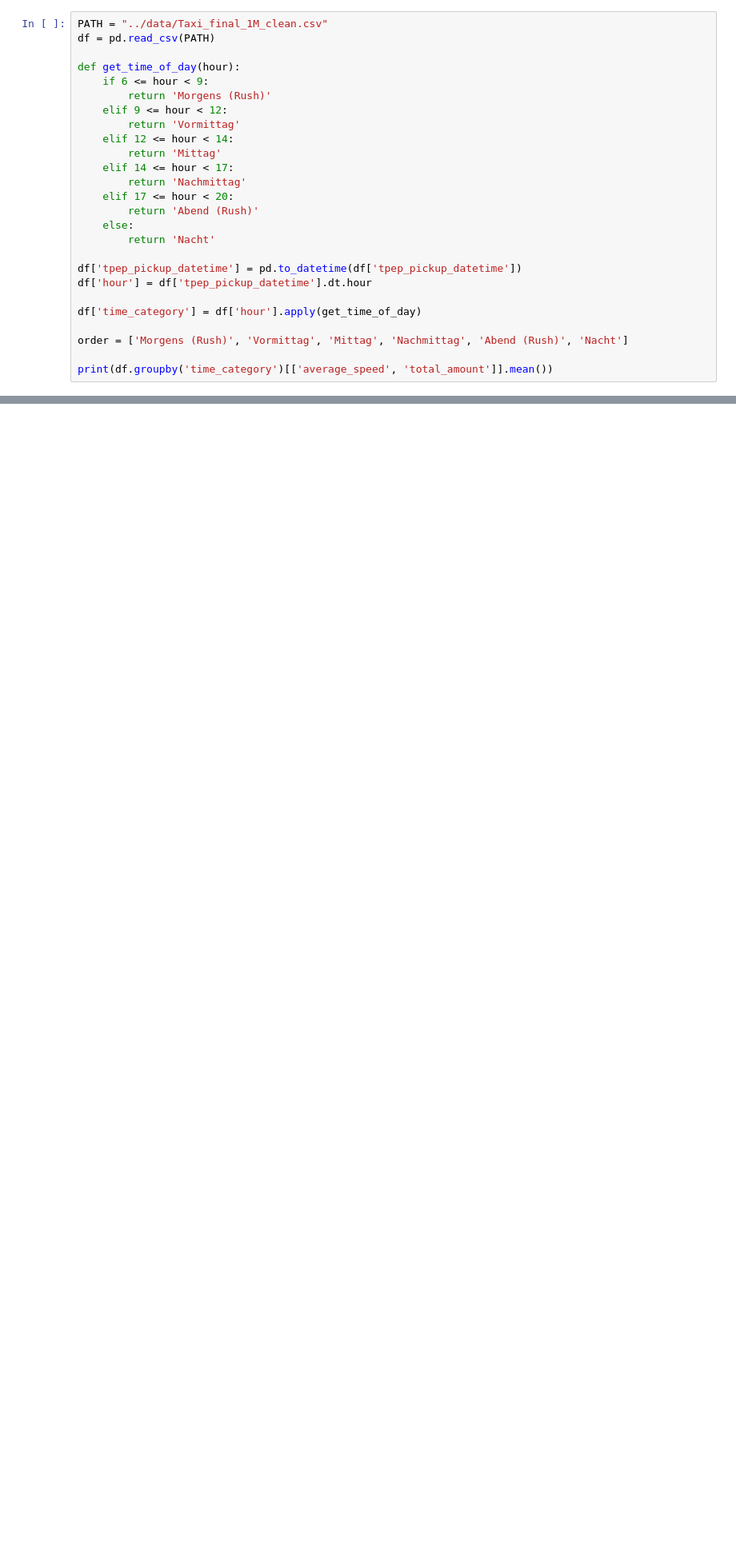
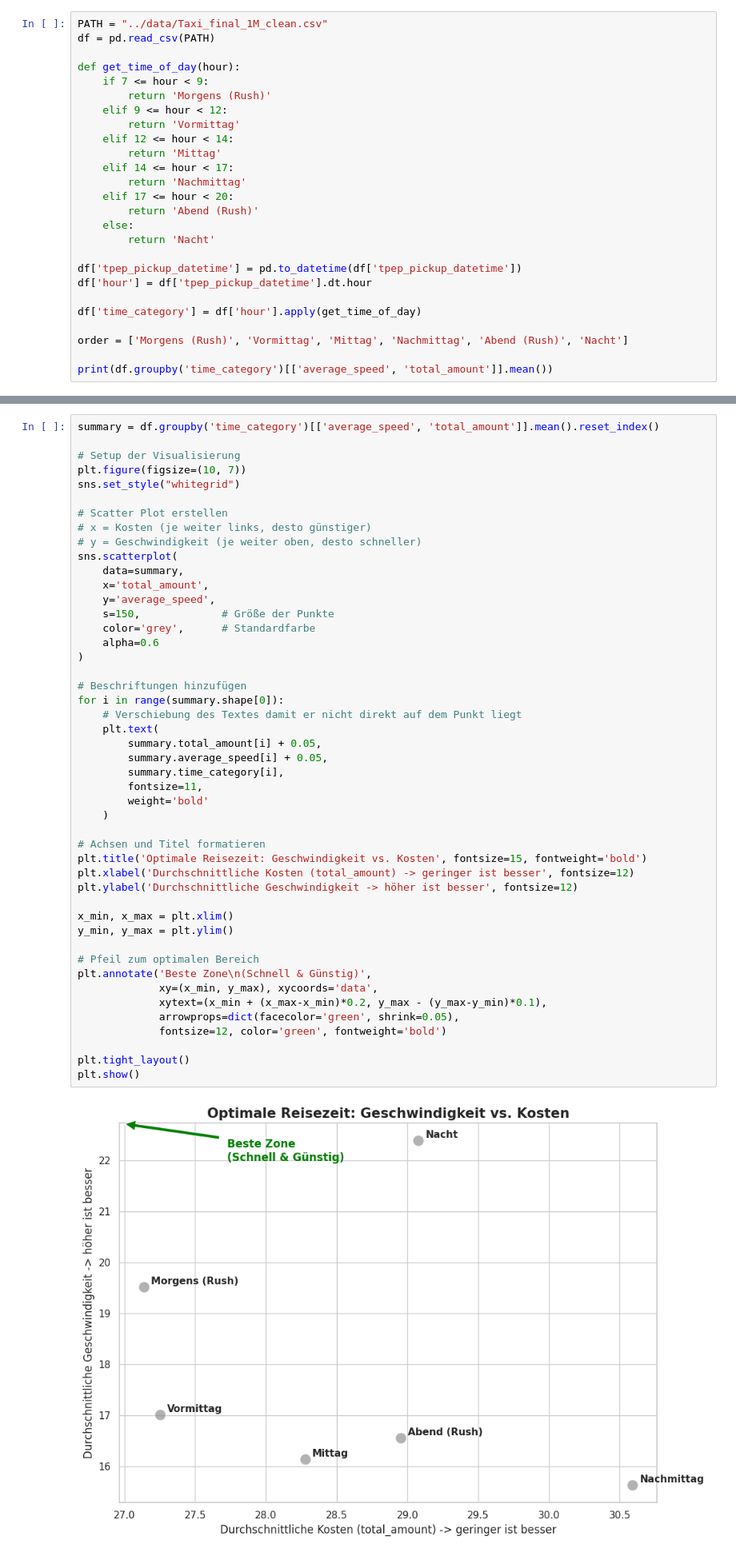
Before and after one commit to Benjam1nP/Statistic-Data-Sience-Project, a Jupyter notebook: notebooks/07.4_H4.ipynb, the cells around one changed output, grey strips where cells are left out. Shown at 80% size. Drawn from its saved outputs; the diff is of its cells as text; blank space fills up the shorter version.

```diff
--- a/notebooks/07.4_H4.ipynb
+++ b/notebooks/07.4_H4.ipynb
@@ -52,7 +52,7 @@ PATH = "../data/Taxi_final_1M_clean.csv"
 df = pd.read_csv(PATH)
 
 def get_time_of_day(hour):
-    if 6 <= hour < 9:
+    if 7 <= hour < 9:
         return 'Morgens (Rush)'
     elif 9 <= hour < 12:
         return 'Vormittag'
@@ -158 +158,50 @@ Wir führen nun einen Post-hoc Test (Tukey) durch, um zu sehen, WO die Unterschi
 --------------------------------------------------------------------
+# %%
+summary = df.groupby('time_category')[['average_speed', 'total_amount']].mean().reset_index()
+
+# Setup der Visualisierung
+plt.figure(figsize=(10, 7))
+sns.set_style("whitegrid")
+
+# Scatter Plot erstellen
+# x = Kosten (je weiter links, desto günstiger)
+# y = Geschwindigkeit (je weiter oben, desto schneller)
+sns.scatterplot(
+    data=summary,
+    x='total_amount',
+    y='average_speed',
+    s=150,             # Größe der Punkte
+    color='grey',      # Standardfarbe
+    alpha=0.6
+)
+
+# Beschriftungen hinzufügen
+for i in range(summary.shape[0]):
+    # Verschiebung des Textes damit er nicht direkt auf dem Punkt liegt
+    plt.text(
+        summary.total_amount[i] + 0.05,
+        summary.average_speed[i] + 0.05,
+        summary.time_category[i],
+        fontsize=11,
+        weight='bold'
+    )
+
+# Achsen und Titel formatieren
+plt.title('Optimale Reisezeit: Geschwindigkeit vs. Kosten', fontsize=15, fontweight='bold')
+plt.xlabel('Durchschnittliche Kosten (total_amount) -> geringer ist besser', fontsize=12)
+plt.ylabel('Durchschnittliche Geschwindigkeit -> höher ist besser', fontsize=12)
+
+x_min, x_max = plt.xlim()
+y_min, y_max = plt.ylim()
+
+# Pfeil zum optimalen Bereich
+plt.annotate('Beste Zone\n(Schnell & Günstig)',
+             xy=(x_min, y_max), xycoords='data',
+             xytext=(x_min + (x_max-x_min)*0.2, y_max - (y_max-y_min)*0.1),
+             arrowprops=dict(facecolor='green', shrink=0.05),
+             fontsize=12, color='green', fontweight='bold')
+
+plt.tight_layout()
+plt.show()
+# %% [output]
+[figure, added]
```
Also changed, not shown: parts of 5 cells of this notebook.
